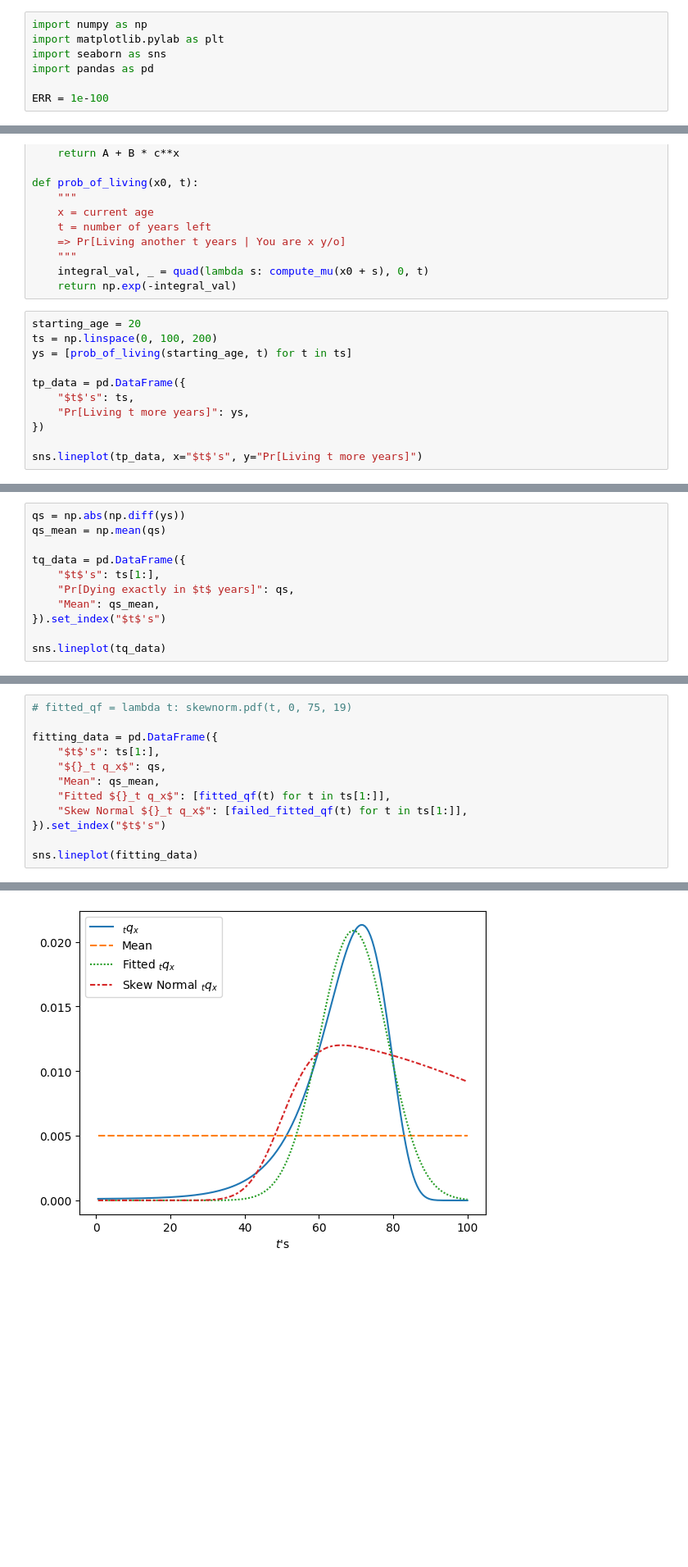
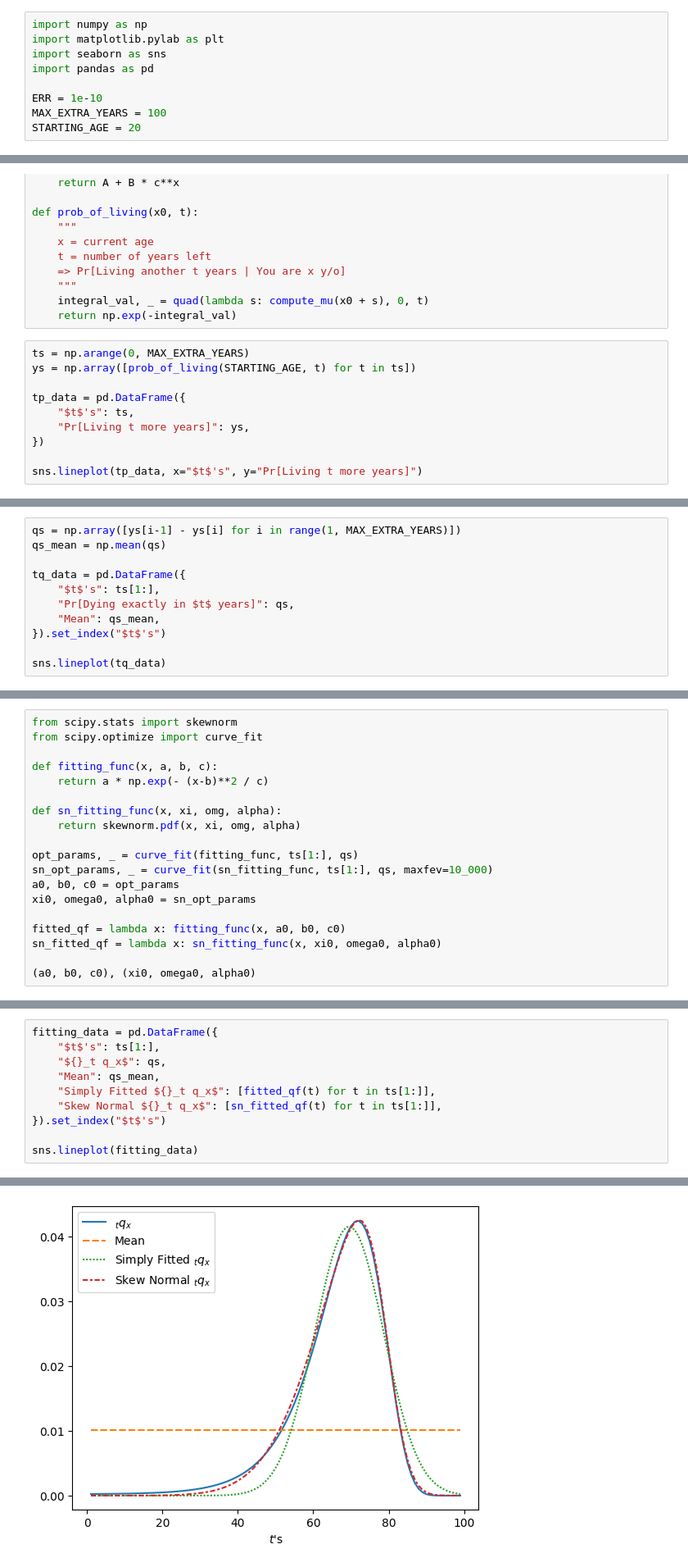
Before and after one commit to nngerncham/non-homog-insurance, a Jupyter notebook: computation/Non-homog MC.ipynb, the cells around one changed output, grey strips where cells are left out. Shown at 82% size. Drawn from its saved outputs; the diff is of its cells as text; blank space fills up the shorter version.

```diff
--- a/computation/Non-homog MC.ipynb
+++ b/computation/Non-homog MC.ipynb
@@ -4,4 +6,6 @@ import matplotlib.pylab as plt
 import seaborn as sns
 import pandas as pd
 
-ERR = 1e-100
+ERR = 1e-10
+MAX_EXTRA_YEARS = 100
+STARTING_AGE = 20
@@ -29,9 +46,8 @@ def prob_of_living(x0, t):
     integral_val, _ = quad(lambda s: compute_mu(x0 + s), 0, t)
     return np.exp(-integral_val)
 # %%
-starting_age = 20
-ts = np.linspace(0, 100, 200)
-ys = [prob_of_living(starting_age, t) for t in ts]
+ts = np.arange(0, MAX_EXTRA_YEARS)
+ys = np.array([prob_of_living(STARTING_AGE, t) for t in ts])
 
 tp_data = pd.DataFrame({
     "$t$'s": ts,
@@ -45,5 +80,5 @@ sns.lineplot(tp_data, x="$t$'s", y="Pr[Living t more years]")
 # %%
-qs = np.abs(np.diff(ys))
+qs = np.array([ys[i-1] - ys[i] for i in range(1, MAX_EXTRA_YEARS)])
 qs_mean = np.mean(qs)
 
 tq_data = pd.DataFrame({
@@ -83,0 +104,19 @@ Yes, ChatGPT gave me this idea but not this exact function.
+# %%
+from scipy.stats import skewnorm
+from scipy.optimize import curve_fit
+
+def fitting_func(x, a, b, c):
+    return a * np.exp(- (x-b)**2 / c)
+
+def sn_fitting_func(x, xi, omg, alpha):
+    return skewnorm.pdf(x, xi, omg, alpha)
+
+opt_params, _ = curve_fit(fitting_func, ts[1:], qs)
+sn_opt_params, _ = curve_fit(sn_fitting_func, ts[1:], qs, maxfev=10_000)
+a0, b0, c0 = opt_params
+xi0, omega0, alpha0 = sn_opt_params
+
+fitted_qf = lambda x: fitting_func(x, a0, b0, c0)
+sn_fitted_qf = lambda x: sn_fitting_func(x, xi0, omega0, alpha0)
+
+(a0, b0, c0), (xi0, omega0, alpha0)
@@ -84,15 +126,13 @@ Yes, ChatGPT gave me this idea but not this exact function.
 # %%
-# fitted_qf = lambda t: skewnorm.pdf(t, 0, 75, 19)
-
 fitting_data = pd.DataFrame({
     "$t$'s": ts[1:],
     "${}_t q_x$": qs,
     "Mean": qs_mean,
-    "Fitted ${}_t q_x$": [fitted_qf(t) for t in ts[1:]],
-    "Skew Normal ${}_t q_x$": [failed_fitted_qf(t) for t in ts[1:]],
+    "Simply Fitted ${}_t q_x$": [fitted_qf(t) for t in ts[1:]],
+    "Skew Normal ${}_t q_x$": [sn_fitted_qf(t) for t in ts[1:]],
 }).set_index("$t$'s")
 
 sns.lineplot(fitting_data)
 # %% [output]
 <Axes: xlabel="$t$'s">
-[figure, old version]
+[figure, new version]
```
Also changed, not shown: parts of 13 cells of this notebook, 2 other files.
